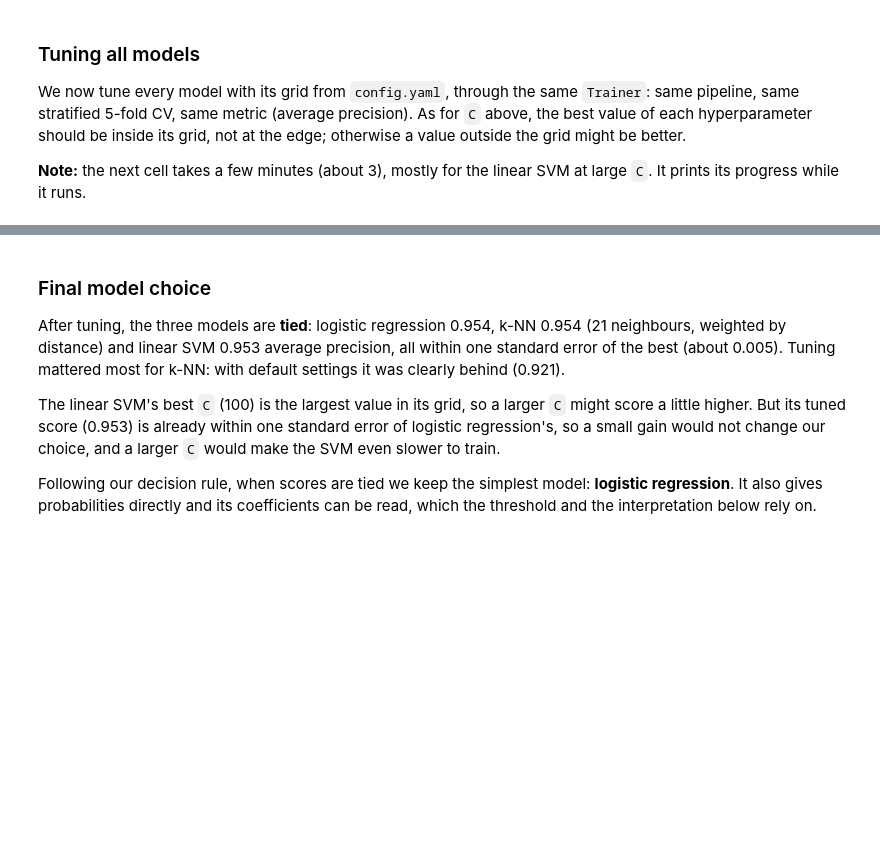
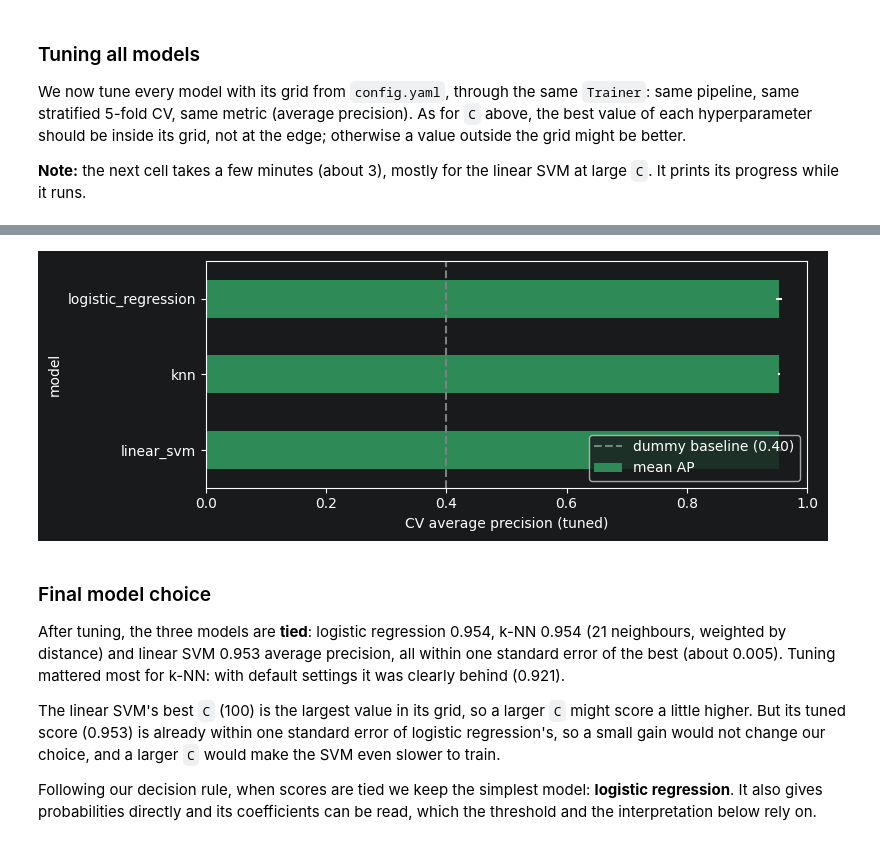
Before and after one commit to alajemba-vik/spamjam, a Jupyter notebook: notebooks/analysis.ipynb, the cells around one changed output, grey strips where cells are left out. Cells and saved outputs as stored; diff of their text form; code cells hidden in the pictures; blank space fills up the shorter version.

```diff
--- a/notebooks/analysis.ipynb
+++ b/notebooks/analysis.ipynb
@@ -248,19 +313,21 @@ tuned.round(4)
 # %%
 # Tuned CV average precision per model; the error bars are one standard
 # error (std / sqrt(folds)), the unit of our decision rule. The dashed line
 # is the dummy baseline.
 dummy_ap = dummy_scores["test_average_precision"].mean()
 standard_error = tuned["std AP"] / np.sqrt(config["cv"]["n_splits"])
 ax = tuned["mean AP"].plot.barh(xerr=standard_error, color="seagreen", figsize=(8, 3))
 ax.axvline(
     dummy_ap, color="grey", linestyle="--", label=f"dummy baseline ({dummy_ap:.2f})"
 )
 ax.set_xlim(0, 1)
 ax.set_xlabel("CV average precision (tuned)")
 ax.invert_yaxis()
 ax.legend(loc="lower right")
 plt.tight_layout()
-plt.show()
+save_and_show("04_CV_average_precision_models_comparison")
+# %% [output]
+[figure, added]
 # %% [markdown]
 ### Final model choice
 
```
Also changed, not shown: parts of 14 cells of this notebook, 9 other files.
